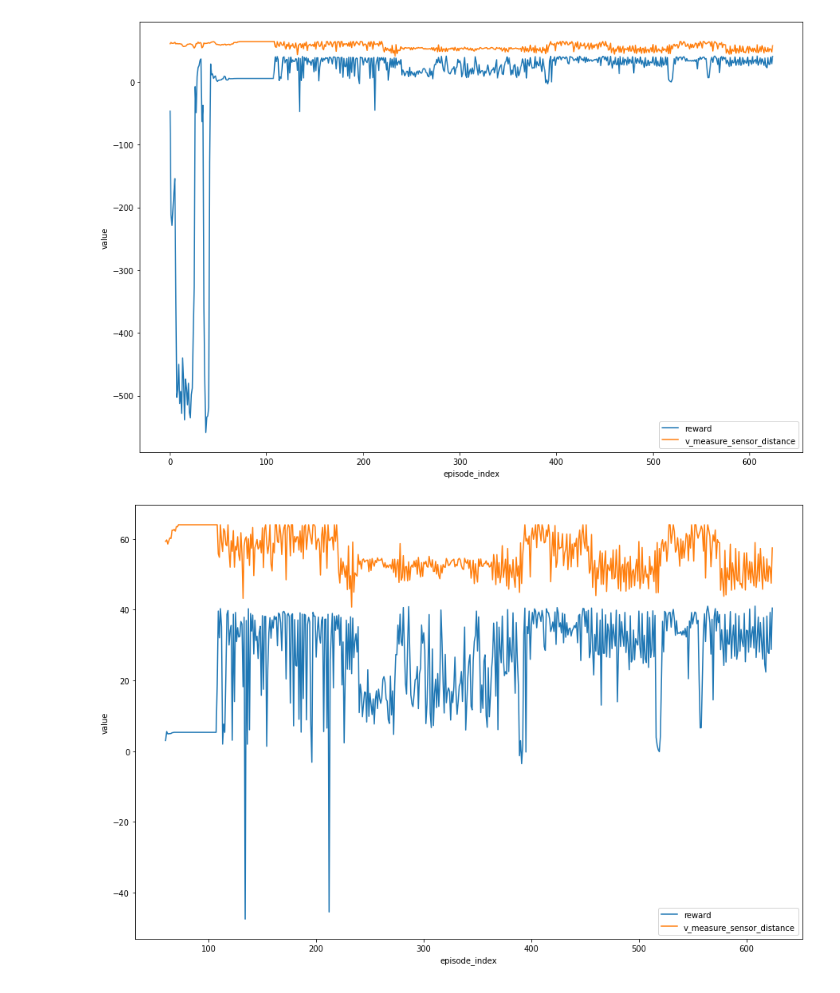
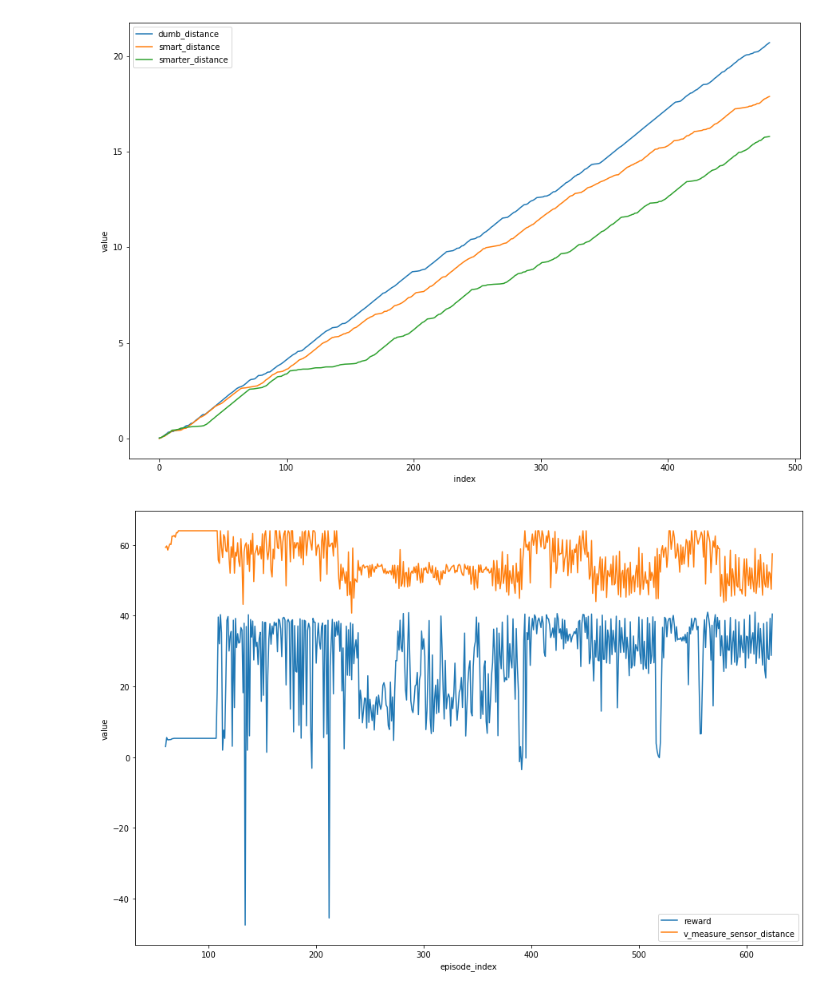
Before and after one commit to gansem/learning_machines_robobo, a Jupyter notebook: src/analytics.ipynb, the cells around one changed output. Drawn from its saved outputs; the diff is of its cells as text; code cells hidden in the pictures.

Commit message:
Added metrics for dumb and smart robobo tests and plots for comparison

```diff
--- a/src/analytics.ipynb
+++ b/src/analytics.ipynb
@@ -8,4 +8,7 @@ import info
 # path = f'../results/{info.task}/{info.user}/take_03/learning_progress.tsv'
 # print(path)
 # df = pd.read_csv(path, sep='\t')
-df = pd.read_csv('C:/Users/Hammock/Documents/VU_masters_AI/learning_machines/learning_machines_robobo/results/obstacle_avoidance/guido/take_01/learning_progress.tsv', sep='\t')
+scene = '6'
+dumb_df = pd.read_csv('C:/Users/Hammock/Documents/VU_masters_AI/learning_machines/learning_machines_robobo/results/obstacle_avoidance/dumb_robobo/scene_'+scene+'/dumb_robobo_progress.tsv', sep='\t')
+smart_df = pd.read_csv('C:/Users/Hammock/Documents/VU_masters_AI/learning_machines/learning_machines_robobo/results/obstacle_avoidance/smart_robobo_0300h/scene_'+scene+'/learning_progress.tsv', sep='\t')
+smarter_df = pd.read_csv('C:/Users/Hammock/Documents/VU_masters_AI/learning_machines/learning_machines_robobo/results/obstacle_avoidance/smart_robobo_0650h/scene_'+scene+'/learning_progress.tsv', sep='\t')
@@ -22,0 +15,7 @@ df.head()
+# %%
+# rename index col
+dumb_df = dumb_df.rename(columns={'Unnamed: 0': 'index'})
+smart_df = smart_df.rename(columns={'Unnamed: 0': 'index'})
+smarter_df = smarter_df.rename(columns={'Unnamed: 0': 'index'})
+
+dfs = [dumb_df, smart_df, smarter_df]
@@ -22,0 +31,12 @@ df.head()
+# %%
+distances = []
+for _df in dfs:
+    acc_d = 0
+    acc_distance = []
+    for i, v in enumerate(_df['v_distance_reward']):
+        acc_d += v
+        acc_distance.append(acc_d)
+    distances.append(acc_distance)
+
+_df = pd.DataFrame({'index': dumb_df['index'], 'dumb_distance': distances[0], 'smart_distance': distances[1], 'smarter_distance': distances[2]})
+_df.head()
@@ -23,21 +50,21 @@ df.head()
 # %%
 
 # group per episode and append to new df
-_df = pd.DataFrame()
-for k,v in df.groupby('episode_index'):
-    _df = _df.append({'episode_index': int(k), 'reward': v['reward'].sum(), 'v_measure_sensor_distance': v['v_measure_sensor_distance'].sum(), 'epsilon': v['epsilon'].min(), 'v_distance_reward': v['v_distance_reward'].sum()}, ignore_index=True)
+# _df = pd.DataFrame()
+# for k,v in df.groupby('episode_index'):
+#     _df = _df.append({'episode_index': int(k), 'reward': v['reward'].sum(), 'v_measure_sensor_distance': v['v_measure_sensor_distance'].sum(), 'epsilon': v['epsilon'].min(), 'v_distance_reward': v['v_distance_reward'].sum()}, ignore_index=True)
     # print(v['reward'].sum())
 
 
 # plot
 fig, ax = plt.subplots(figsize=(15,10))
-melt = _df.melt(id_vars='episode_index', value_vars=['reward', 'v_measure_sensor_distance'])
-sns.lineplot(data=melt, x='episode_index', y='value', hue='variable')
+melt = _df.melt(id_vars='index', value_vars=['dumb_distance', 'smart_distance', 'smarter_distance'])
+sns.lineplot(data=melt, x='index', y='value', hue='variable')
 plt.legend()
-img_path = 'C:/Users/Hammock/Documents/VU_masters_AI/learning_machines/learning_machines_robobo/results/obstacle_avoidance/guido/take_01/'
-plt.savefig(img_path+'/learning_rate_lineplot.png')
+img_path = 'C:/Users/Hammock/Documents/VU_masters_AI/learning_machines/learning_machines_robobo/results/obstacle_avoidance/'
+plt.savefig(img_path+'/learning_rate_lineplot_'+scene+'.png')
 # %% [output]
-[figure, old version]
+[figure, new version]
 # %%
 zoom_df = _df[60:]
 
```
Also changed, not shown: parts of 3 cells of this notebook, 23 other files.
